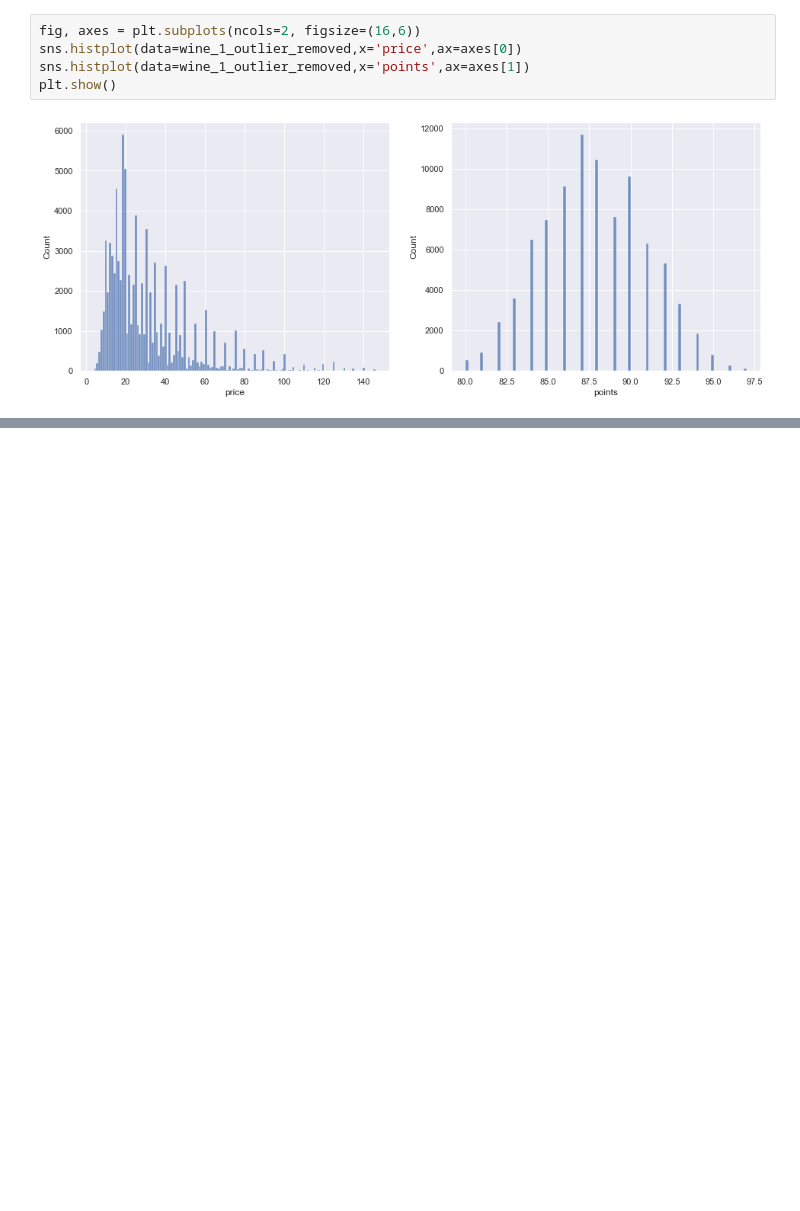
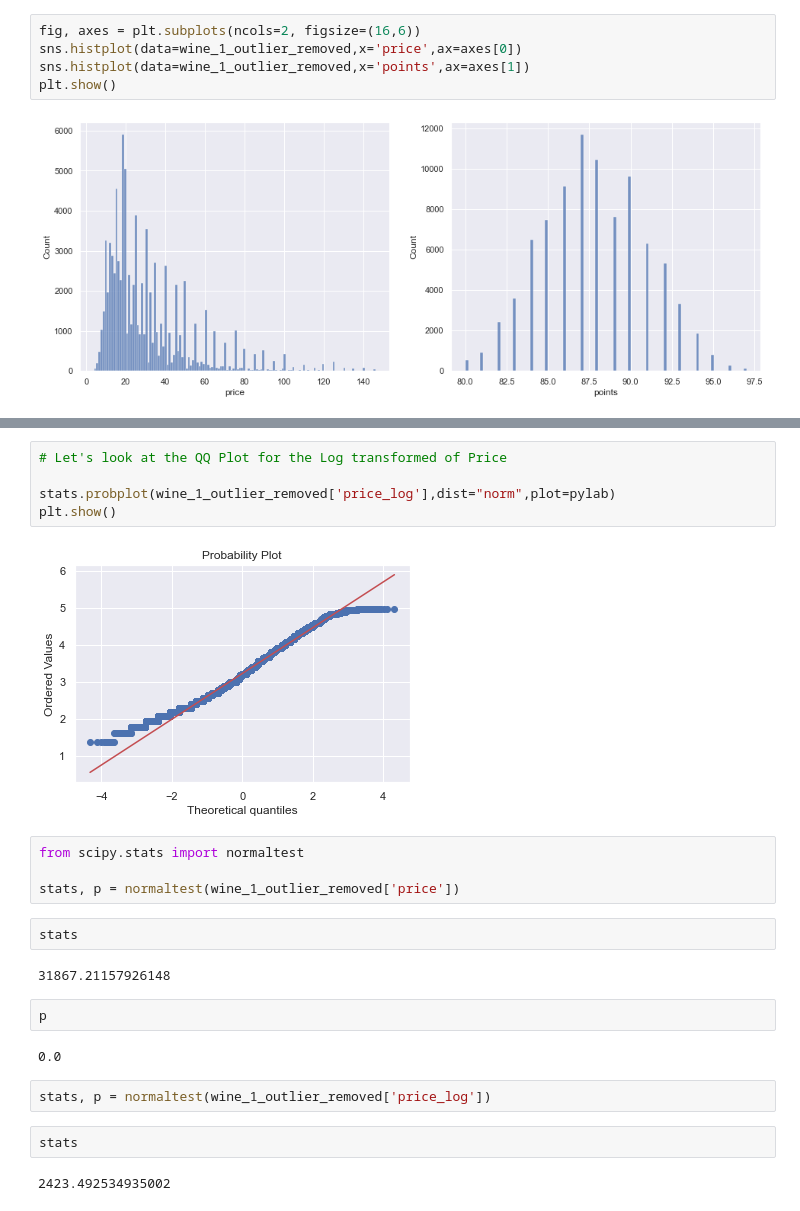
Before and after one commit to bthakr1/python_small_programs, a Jupyter notebook: python_small/Wine Data PreProcessing & Linear Regression.ipynb, the cells around one changed output, grey strips where cells are left out. Cells and saved outputs as stored; diff of their text form; blank space fills up the shorter version.

```diff
--- a/python_small/Wine Data PreProcessing & Linear Regression.ipynb
+++ b/python_small/Wine Data PreProcessing & Linear Regression.ipynb
@@ -385,0 +405,25 @@ TypeError: probplot() got an unexpected keyword argument 'ax'
+# %%
+# Let's look at the QQ Plot for the Log transformed of Price
+
+stats.probplot(wine_1_outlier_removed['price_log'],dist="norm",plot=pylab)
+plt.show()
+# %% [output]
+[figure, added]
+# %%
+from scipy.stats import normaltest
+
+stats, p = normaltest(wine_1_outlier_removed['price'])
+# %%
+stats
+# %% [output]
+31867.21157926148
+# %%
+p
+# %% [output]
+0.0
+# %%
+stats, p = normaltest(wine_1_outlier_removed['price_log'])
+# %%
+stats
+# %% [output]
+2423.492534935002
```
Also changed, not shown: parts of 13 cells of this notebook.
